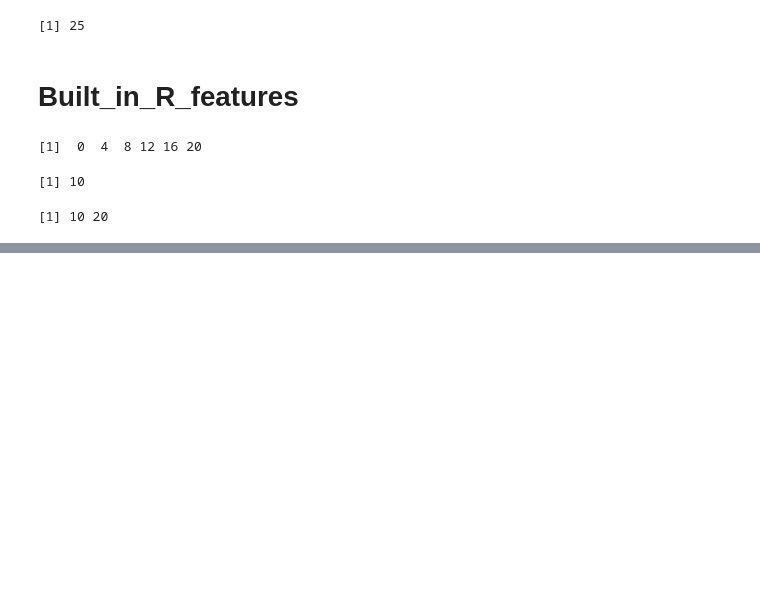
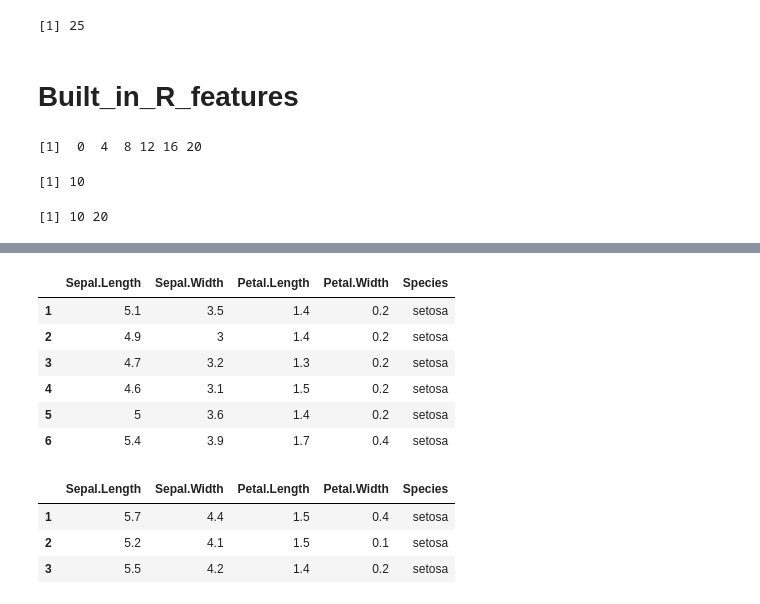
Before and after one commit to swainasish/learn, a Jupyter notebook: R_basic_udemy.ipynb, the cells around one changed output, grey strips where cells are left out. Saved outputs shown, nothing was run; the diff lists cells and outputs as text; code cells hidden in the pictures; blank space fills up the shorter version.

```diff
--- a/R_basic_udemy.ipynb
+++ b/R_basic_udemy.ipynb
@@ -192,0 +205,18 @@ c
+# %%
+head(iris)
+# %% [output]
+|  | Sepal.Length | Sepal.Width | Petal.Length | Petal.Width | Species |
+| 1 | 5.1 | 3.5 | 1.4 | 0.2 | setosa |
+| 2 | 4.9 | 3 | 1.4 | 0.2 | setosa |
+| 3 | 4.7 | 3.2 | 1.3 | 0.2 | setosa |
+| 4 | 4.6 | 3.1 | 1.5 | 0.2 | setosa |
+| 5 | 5 | 3.6 | 1.4 | 0.2 | setosa |
+| 6 | 5.4 | 3.9 | 1.7 | 0.4 | setosa |
+# %%
+#filter-To filter specific columns with some value threshold
+dplyr::filter(iris,iris$Sepal.Length>5,iris$Sepal.Width>4)
+# %% [output]
+|  | Sepal.Length | Sepal.Width | Petal.Length | Petal.Width | Species |
+| 1 | 5.7 | 4.4 | 1.5 | 0.4 | setosa |
+| 2 | 5.2 | 4.1 | 1.5 | 0.1 | setosa |
+| 3 | 5.5 | 4.2 | 1.4 | 0.2 | setosa |
```
Also changed, not shown: parts of 22 cells of this notebook.
